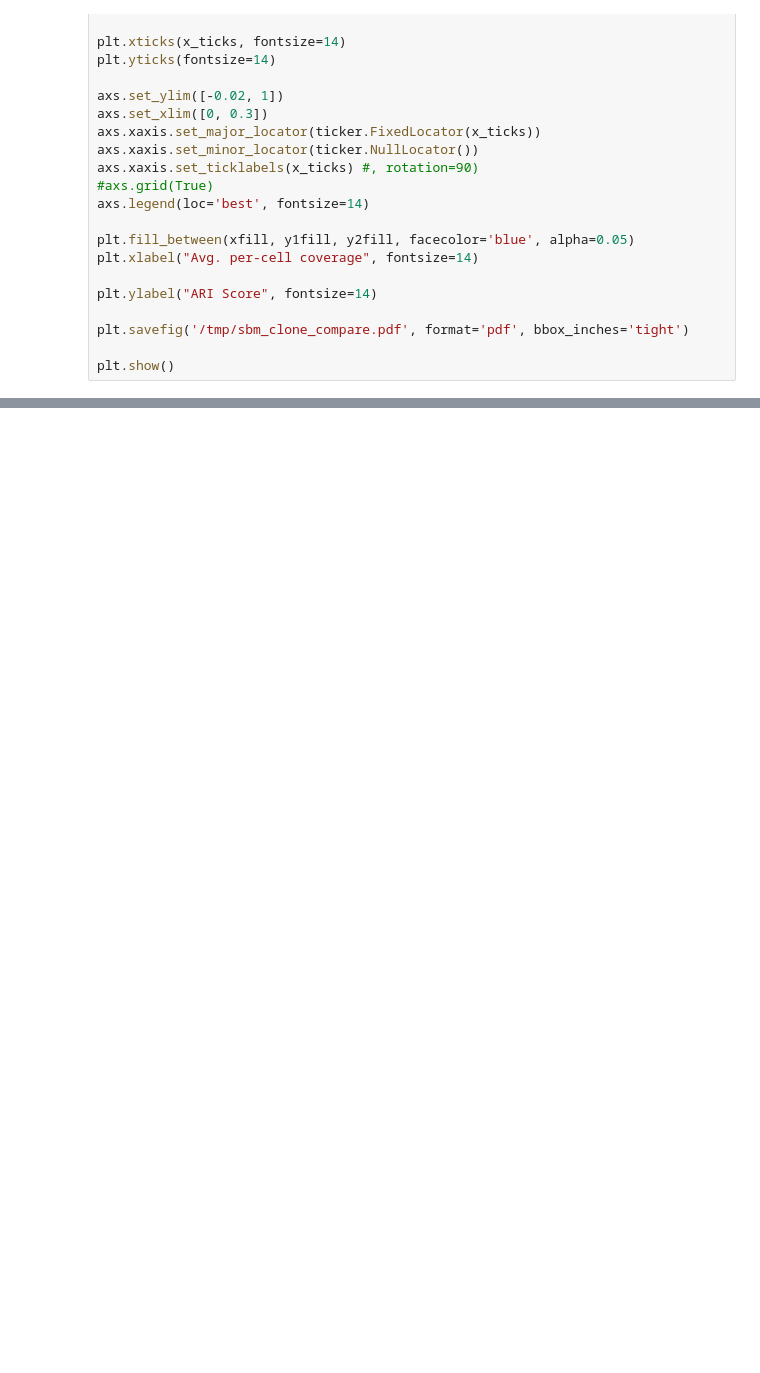
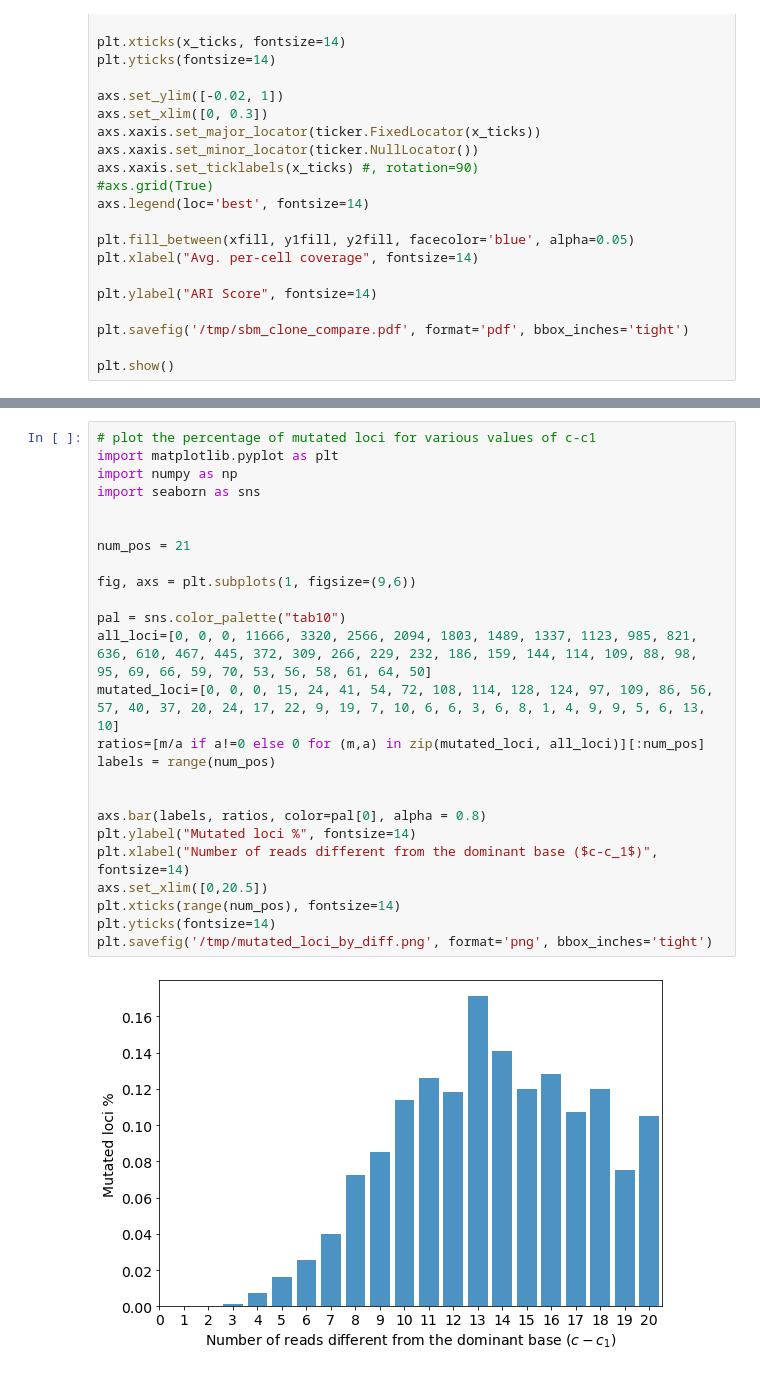
Before and after one commit to ratschlab/secedo-evaluation, a Jupyter notebook: notebooks/Paper charts.ipynb, the cells around one changed output, grey strips where cells are left out. Saved outputs shown, nothing was run; the diff lists cells and outputs as text; blank space fills up the shorter version.

```diff
--- a/notebooks/Paper charts.ipynb
+++ b/notebooks/Paper charts.ipynb
@@ -493,0 +503,27 @@ plt.savefig('/tmp/seq_error_rate.png', format='png', bbox_inches='tight')
+# %%
+# plot the percentage of mutated loci for various values of c-c1
+import matplotlib.pyplot as plt
+import numpy as np
+import seaborn as sns
+
+
+num_pos = 21
+
+fig, axs = plt.subplots(1, figsize=(9,6))
+
+pal = sns.color_palette("tab10")
+all_loci=[0, 0, 0, 11666, 3320, 2566, 2094, 1803, 1489, 1337, 1123, 985, 821, 636, 610, 467, 445, 372, 309, 266, 229, 232, 186, 159, 144, 114, 109, 88, 98, 95, 69, 66, 59, 70, 53, 56, 58, 61, 64, 50]
+mutated_loci=[0, 0, 0, 15, 24, 41, 54, 72, 108, 114, 128, 124, 97, 109, 86, 56, 57, 40, 37, 20, 24, 17, 22, 9, 19, 7, 10, 6, 6, 3, 6, 8, 1, 4, 9, 9, 5, 6, 13, 10]
+ratios=[m/a if a!=0 else 0 for (m,a) in zip(mutated_loci, all_loci)][:num_pos]
+labels = range(num_pos)
+
+
+axs.bar(labels, ratios, color=pal[0], alpha = 0.8)
+plt.ylabel("Mutated loci %", fontsize=14)
+plt.xlabel("Number of reads different from the dominant base ($c-c_1$)", fontsize=14)
+axs.set_xlim([0,20.5])
+plt.xticks(range(num_pos), fontsize=14)
+plt.yticks(fontsize=14)
+plt.savefig('/tmp/mutated_loci_by_diff.png', format='png', bbox_inches='tight')
+# %% [output]
+[figure, added]
```
Also changed, not shown: parts of 1 cell of this notebook, 3 other files.
